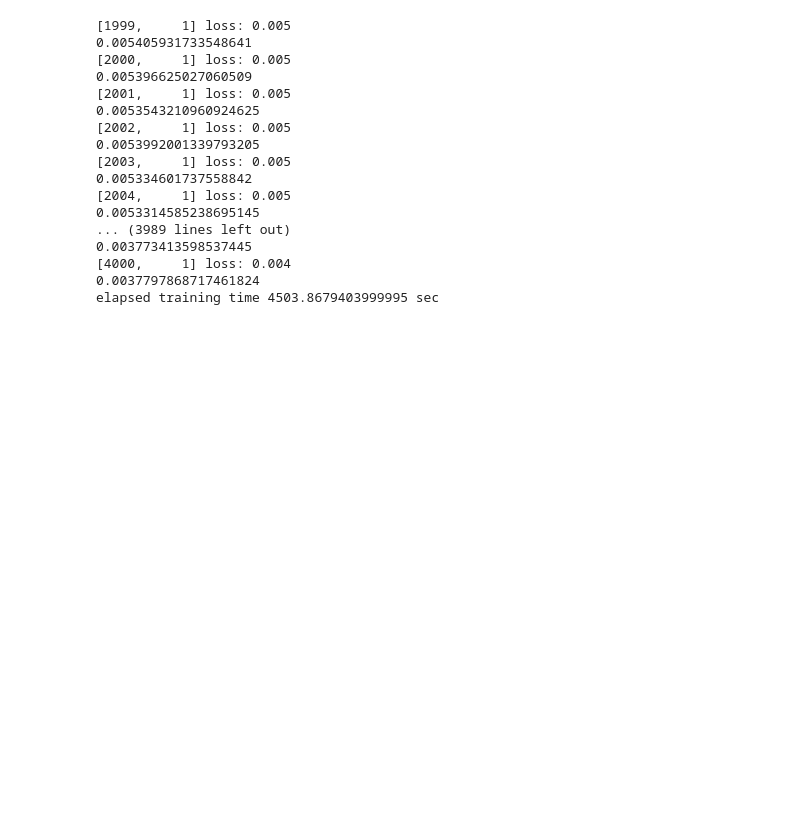
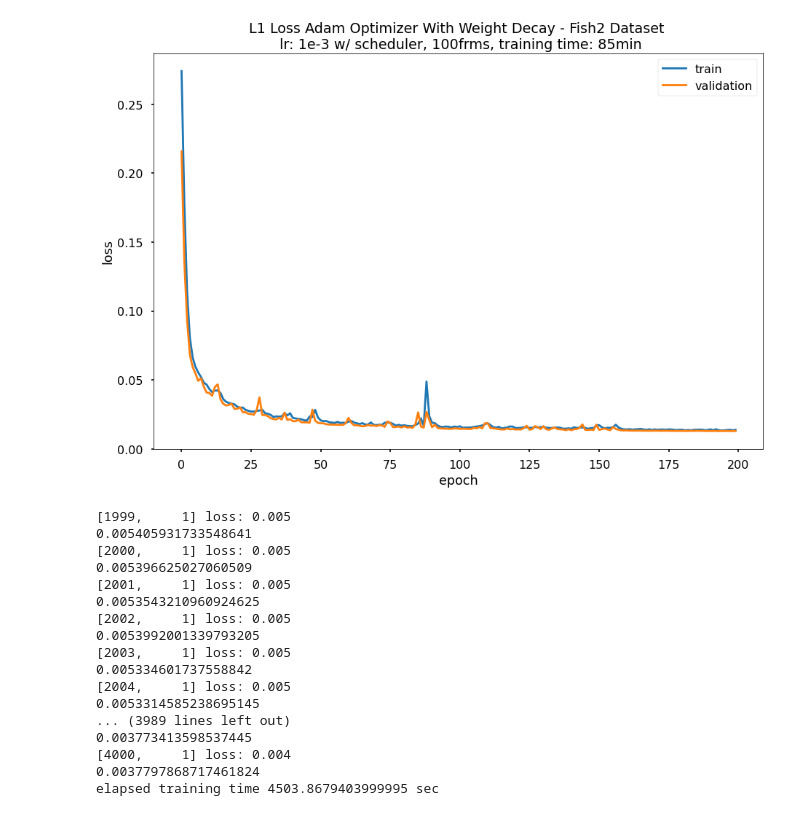
Before and after one commit to shir3bar/video_autoencoder, a Jupyter notebook: TrainingNotebook.ipynb, the cells around one changed output. Cells and saved outputs as stored; diff of their text form; code cells hidden in the pictures; blank space fills up the shorter version.

```diff
--- a/TrainingNotebook.ipynb
+++ b/TrainingNotebook.ipynb
@@ -50,8 +67,13 @@ def train(model,loader,device, num_epochs,directory, batch_size=4, learning_rate
 # %%
-directory='G:/My Drive/PhD/Fishbase/SwimVSFeed/New_DB/train' #'/Volumes/GoogleDrive/My Drive/PhD/cut_swim_samples'
-ds=VideoDataset(directory,num_frames=100,
-                transform=transforms.Compose([Rescale(256),RandomHorizontalFlip(0.5),RandomVerticalFlip(0.5),ToTensor()]),swim_sample=False)
-dataloader = DataLoader(ds, batch_size=4,
-                        shuffle=True, num_workers=1)
-len(ds)
+directory_train='G:/My Drive/PhD/Fishbase/SwimVSFeed/New_DB/train_fish2' #'/Volumes/GoogleDrive/My Drive/PhD/cut_swim_samples'
+ds_train=VideoDataset(directory_train,num_frames=100,
+                transform=transforms.Compose([Rescale(256),RandomHorizontalFlip(0.5),RandomVerticalFlip(0.3),ToTensor()]),swim_sample=False)
+dataloader_train = DataLoader(ds_train, batch_size=4,
+                        shuffle=True, num_workers=12)
+directory_val='G:/My Drive/PhD/Fishbase/SwimVSFeed/New_DB/validation_fish2'
+ds_val=VideoDataset(directory_val,num_frames=100,
+                transform=transforms.Compose([Rescale(256),ToTensor()]),swim_sample=False)
+dataloader_val = DataLoader(ds_val, batch_size=4,
+                        shuffle=False, num_workers=2)
+print(len(ds_train),len(ds_val),len(dataloader_train.dataset))
 # %% [output]
@@ -69,10 +91,16 @@ checkpoint=torch.load(path)
 # %%
+
 device = torch.device('cuda' if torch.cuda.is_available() else 'cpu')
+if torch.cuda.is_available():
+    torch.cuda.empty_cache()
+
 model = Net(color_channels=1)
 model.to(device)
 start = timer()
-run_loss=train(model,dataloader,device,num_epochs=2000, directory='G:\My Drive\PhD\cut_swim_samples\L1 Loss' ,
-               model_name='model_081220_20frms')
+run_loss,val_loss=train(model,dataloader_train,dataloader_val,device,num_epochs=400,
+               directory='G:/My Drive/PhD/Fishbase/SwimVSFeed/New_DB/models/ds_fish2_100frms_trial2' ,
+               learning_rate= 0.001,
+               model_name='autoencoder_260120')
 end = timer()
 print(f'elapsed training time {end-start} sec')
 # %% [output]
@@ -101,3 +118,15 @@ ds.file_paths
+# %%
+with plt.style.context('seaborn-poster'):
+    plt.figure(figsize=(15,10))
+    plt.plot(list(run_loss.keys()),(list(run_loss.values())))
+    plt.plot(list(val_loss.keys()),(list(val_loss.values())))
+    plt.legend(['train','validation'])
+    plt.xlabel('epoch')
+    plt.ylabel('loss')
+    plt.title('L1 Loss Adam Optimizer With Weight Decay - Fish2 Dataset \n lr: 1e-3 w/ scheduler, 100frms, training time: 85min')
+    plt.savefig('G:/My Drive/PhD/Fishbase/SwimVSFeed/New_DB/models/ds_fish2_100frms/full_ds_lossvsepoch.png' )
+# %% [output]
+[figure, added]
 # %%
 directory=str(Path('G:/My Drive/PhD/regularvid2'))#'/Volumes/GoogleDrive/My Drive/PhD/regularvid'##
 #'/Volumes/GoogleDrive/My Drive/PhD/cut_swim_samples'
```
Also changed, not shown: parts of 12 cells of this notebook, 2 other files.
